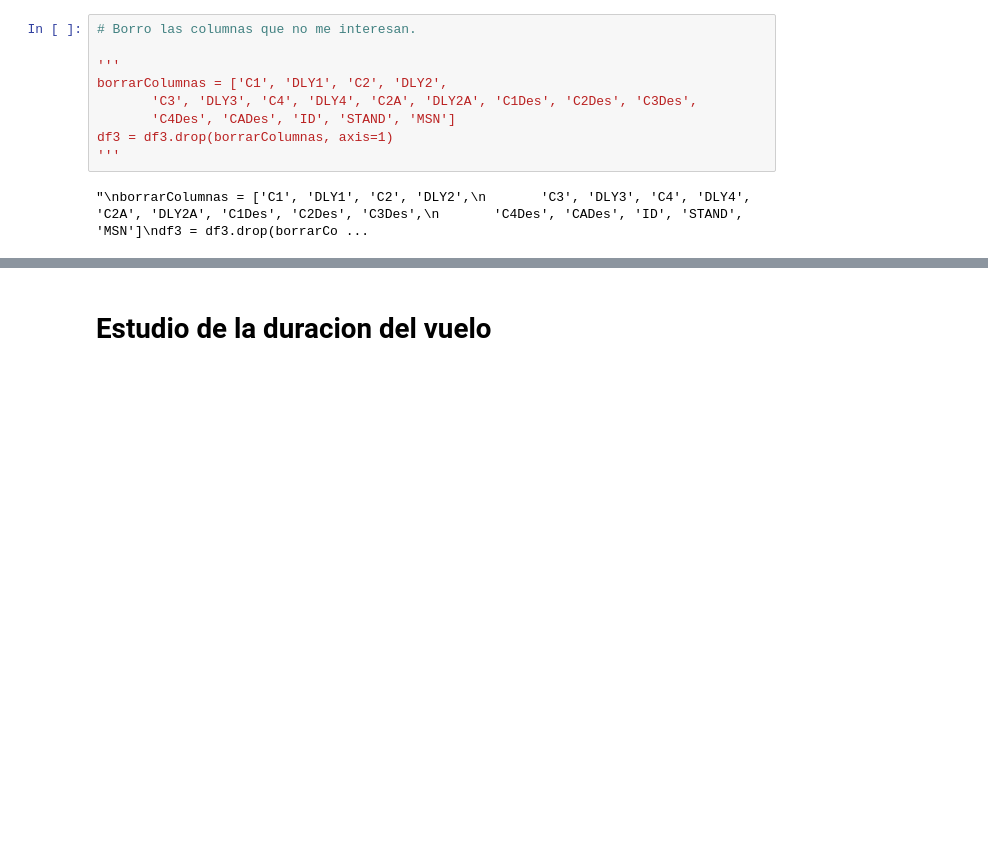
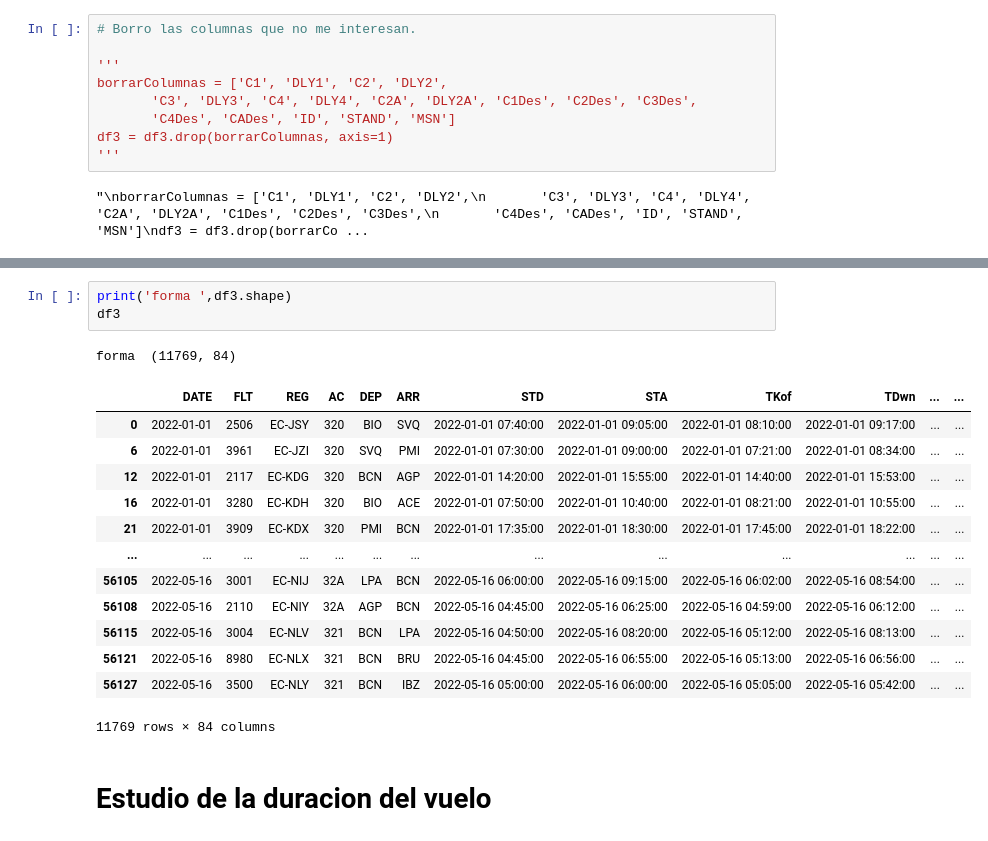
Before and after one commit to JMML2021/Analisis-Compa-ia-Aerea-Espa-ola, a Jupyter notebook: Calculo Vueling 2022 con codigos Rev G.ipynb, the cells around one changed output, grey strips where cells are left out. Drawn from its saved outputs; the diff is of its cells as text; blank space fills up the shorter version.

```diff
--- a/Calculo Vueling 2022 con codigos Rev G.ipynb
+++ b/Calculo Vueling 2022 con codigos Rev G.ipynb
@@ -911,3 +928,21 @@ Guardado fichero : Vueling_Python.xlsx
+# %%
+print('forma ',df3.shape)
+df3
+# %% [output]
+forma  (11769, 84)
+|  | DATE | FLT | REG | AC | DEP | ARR | STD | STA | TKof | TDwn | ... | ... |
+| 0 | 2022-01-01 | 2506 | EC-JSY | 320 | BIO | SVQ | 2022-01-01 07:40:00 | 2022-01-01 09:05:00 | 2022-01-01 08:10:00 | 2022-01-01 09:17:00 | ... | ... |
+| 6 | 2022-01-01 | 3961 | EC-JZI | 320 | SVQ | PMI | 2022-01-01 07:30:00 | 2022-01-01 09:00:00 | 2022-01-01 07:21:00 | 2022-01-01 08:34:00 | ... | ... |
+| 12 | 2022-01-01 | 2117 | EC-KDG | 320 | BCN | AGP | 2022-01-01 14:20:00 | 2022-01-01 15:55:00 | 2022-01-01 14:40:00 | 2022-01-01 15:53:00 | ... | ... |
+| 16 | 2022-01-01 | 3280 | EC-KDH | 320 | BIO | ACE | 2022-01-01 07:50:00 | 2022-01-01 10:40:00 | 2022-01-01 08:21:00 | 2022-01-01 10:55:00 | ... | ... |
+| 21 | 2022-01-01 | 3909 | EC-KDX | 320 | PMI | BCN | 2022-01-01 17:35:00 | 2022-01-01 18:30:00 | 2022-01-01 17:45:00 | 2022-01-01 18:22:00 | ... | ... |
+| ... | ... | ... | ... | ... | ... | ... | ... | ... | ... | ... | ... | ... |
+| 56105 | 2022-05-16 | 3001 | EC-NIJ | 32A | LPA | BCN | 2022-05-16 06:00:00 | 2022-05-16 09:15:00 | 2022-05-16 06:02:00 | 2022-05-16 08:54:00 | ... | ... |
+| 56108 | 2022-05-16 | 2110 | EC-NIY | 32A | AGP | BCN | 2022-05-16 04:45:00 | 2022-05-16 06:25:00 | 2022-05-16 04:59:00 | 2022-05-16 06:12:00 | ... | ... |
+| 56115 | 2022-05-16 | 3004 | EC-NLV | 321 | BCN | LPA | 2022-05-16 04:50:00 | 2022-05-16 08:20:00 | 2022-05-16 05:12:00 | 2022-05-16 08:13:00 | ... | ... |
+| 56121 | 2022-05-16 | 8980 | EC-NLX | 321 | BCN | BRU | 2022-05-16 04:45:00 | 2022-05-16 06:55:00 | 2022-05-16 05:13:00 | 2022-05-16 06:56:00 | ... | ... |
+| 56127 | 2022-05-16 | 3500 | EC-NLY | 321 | BCN | IBZ | 2022-05-16 05:00:00 | 2022-05-16 06:00:00 | 2022-05-16 05:05:00 | 2022-05-16 05:42:00 | ... | ... |
+11769 rows × 84 columns
 # %% [markdown]
 # Estudio de la duracion del vuelo
 # %%
```
Also changed, not shown: parts of 13 cells of this notebook.
